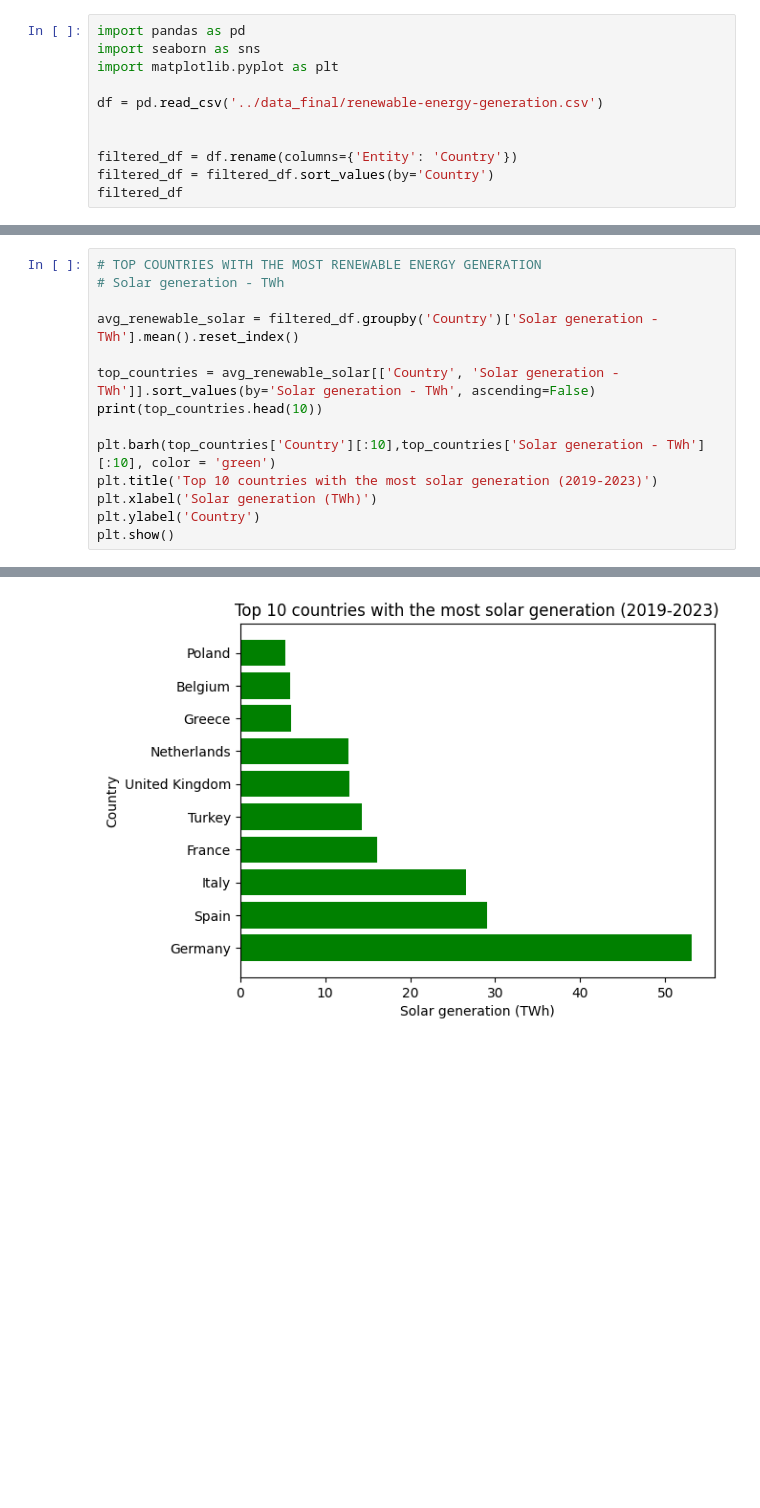
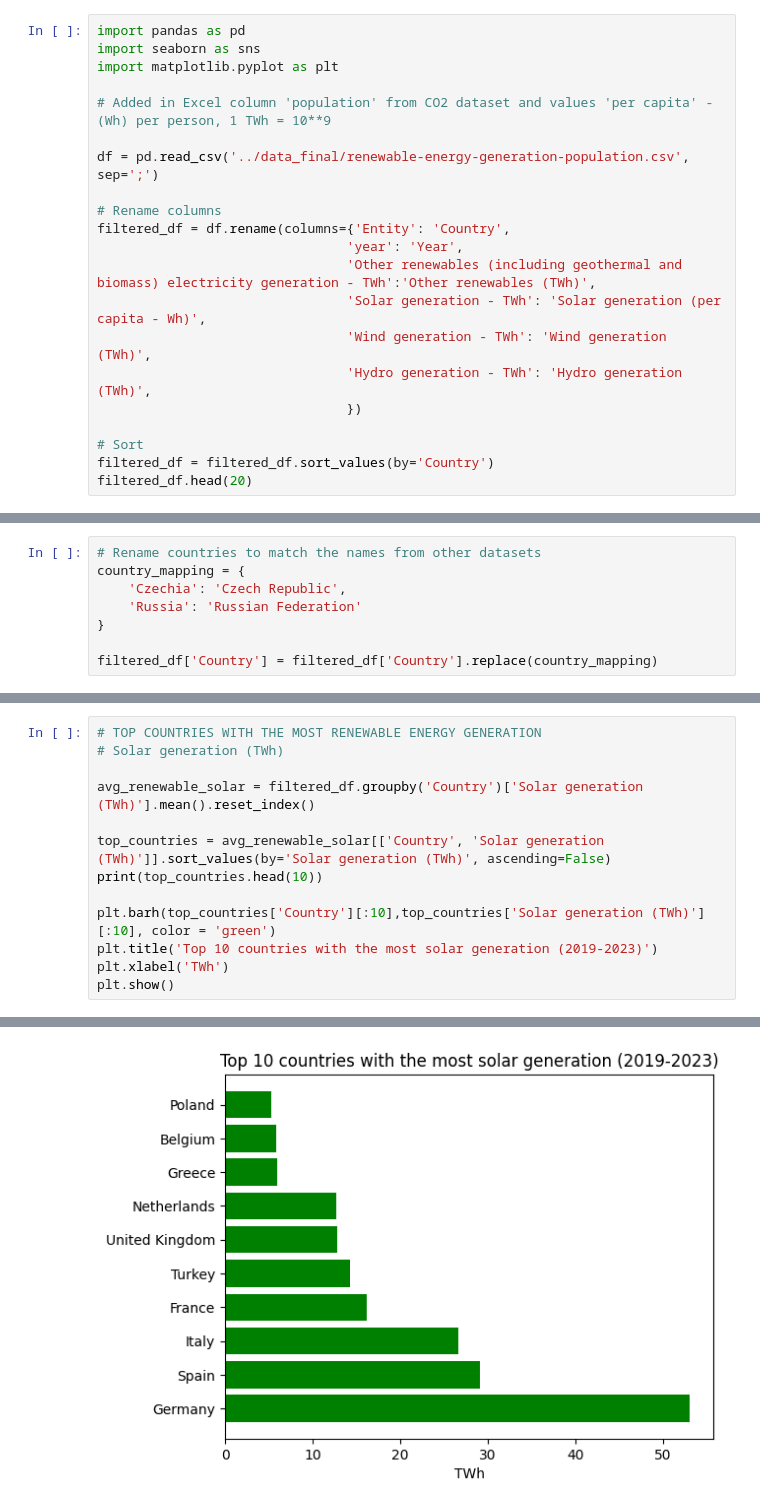
Before and after one commit to mircog991/green-index, a Jupyter notebook: analysis/renewable-energy-generation-analysis.ipynb, the cells around one changed output, grey strips where cells are left out. Drawn from its saved outputs; the diff is of its cells as text; blank space fills up the shorter version.

```diff
--- a/analysis/renewable-energy-generation-analysis.ipynb
+++ b/analysis/renewable-energy-generation-analysis.ipynb
@@ -3,10 +3,20 @@ import pandas as pd
 import seaborn as sns
 import matplotlib.pyplot as plt
 
-df = pd.read_csv('../data_final/renewable-energy-generation.csv')
+# Added in Excel column 'population' from CO2 dataset and values 'per capita' - (Wh) per person, 1 TWh = 10**9
 
+df = pd.read_csv('../data_final/renewable-energy-generation-population.csv', sep=';')
 
-filtered_df = df.rename(columns={'Entity': 'Country'})
+# Rename columns
+filtered_df = df.rename(columns={'Entity': 'Country',
+                                'year': 'Year',
+                                'Other renewables (including geothermal and biomass) electricity generation - TWh':'Other renewables (TWh)',
+                                'Solar generation - TWh': 'Solar generation (per capita - Wh)',
+                                'Wind generation - TWh': 'Wind generation (TWh)',
+                                'Hydro generation - TWh': 'Hydro generation (TWh)',
+                                })
+
+# Sort
 filtered_df = filtered_df.sort_values(by='Country')
-filtered_df
+filtered_df.head(20)
 # %% [output]
@@ -47,0 +109,8 @@ Countries: ['Albania' 'Andorra' 'Armenia' 'Austria' 'Azerbaijan' 'Belarus' 'Belg
+# %%
+# Rename countries to match the names from other datasets
+country_mapping = {
+    'Czechia': 'Czech Republic',
+    'Russia': 'Russian Federation'
+}
+
+filtered_df['Country'] = filtered_df['Country'].replace(country_mapping)
@@ -227,15 +450,14 @@ plt.show()
 # %%
 # TOP COUNTRIES WITH THE MOST RENEWABLE ENERGY GENERATION
-# Solar generation - TWh
+# Solar generation (TWh)
 
-avg_renewable_solar = filtered_df.groupby('Country')['Solar generation - TWh'].mean().reset_index()
+avg_renewable_solar = filtered_df.groupby('Country')['Solar generation (TWh)'].mean().reset_index()
 
-top_countries = avg_renewable_solar[['Country', 'Solar generation - TWh']].sort_values(by='Solar generation - TWh', ascending=False)
+top_countries = avg_renewable_solar[['Country', 'Solar generation (TWh)']].sort_values(by='Solar generation (TWh)', ascending=False)
 print(top_countries.head(10))
 
-plt.barh(top_countries['Country'][:10],top_countries['Solar generation - TWh'][:10], color = 'green')
+plt.barh(top_countries['Country'][:10],top_countries['Solar generation (TWh)'][:10], color = 'green')
 plt.title('Top 10 countries with the most solar generation (2019-2023)')
-plt.xlabel('Solar generation (TWh)')
-plt.ylabel('Country')
+plt.xlabel('TWh')
 plt.show()
 # %% [output]
@@ -253 +475 @@ plt.show()
-[figure, old version]
+[figure, new version]
```
Also changed, not shown: parts of 42 cells of this notebook, 34 other files.
